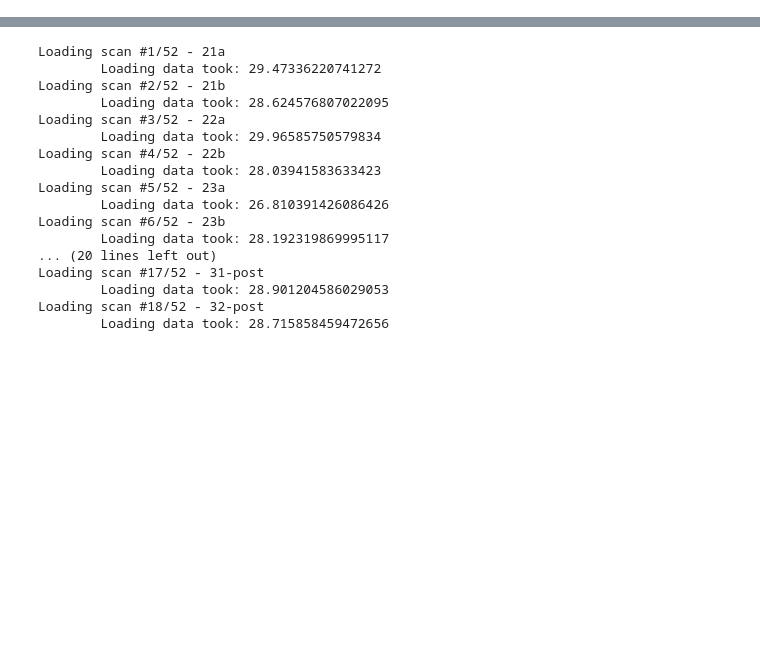
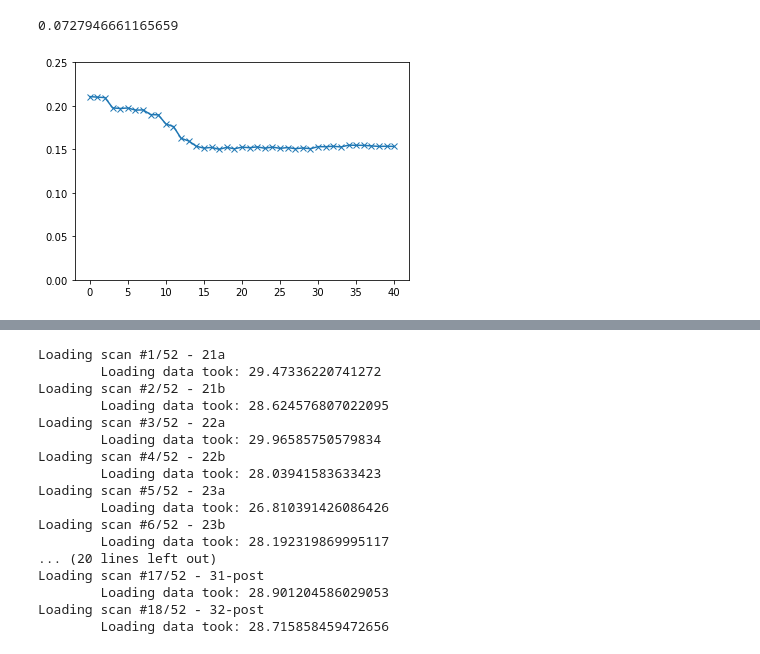
Before and after one commit to eboigne/tomoTools_als832, a Jupyter notebook: tomoTools/c_analysis.ipynb, the cells around one changed output, grey strips where cells are left out. Drawn from its saved outputs; the diff is of its cells as text; code cells hidden in the pictures; blank space fills up the shorter version.

```diff
--- a/tomoTools/c_analysis.ipynb
+++ b/tomoTools/c_analysis.ipynb
@@ -432,14 +420,22 @@ def compute_mask_solid(this_scan, data, threshold, force_redo = False):
 # %%
 # Rotation
 rot_coronal_Fiji = 1.0 # [Deg]
 rot_sagittal_Fiji = -1.0 # [Deg]
 rot_z_Fiji = 43.0 # [Deg] This angle: such that tree growth is vertical from bottom to top in Fiji, after sagittal / coronal rotation
 
 # Top and bottom indices along z that contain sample for all scans (after rotation /!\)
 ind_all_top = 125
 ind_all_bottom = 510
 
 threshold = 0.10 # Linear attenuation threshold [/cm], gas to wood
+
+mean_mu_values = np.load(path_save+'/threshold_attenuation_values/run21.npy')
+plt.plot(mean_mu_values,'x-')
+plt.ylim(0,0.25)
+print(threshold * mean_mu_values[-1]/mean_mu_values[0])
+# %% [output]
+0.0727946661165659
+[figure, added]
 # %%
 # Rotation
 rot_coronal_Fiji = -1.4 # [Deg]
```
Also changed, not shown: parts of 12 cells of this notebook.
